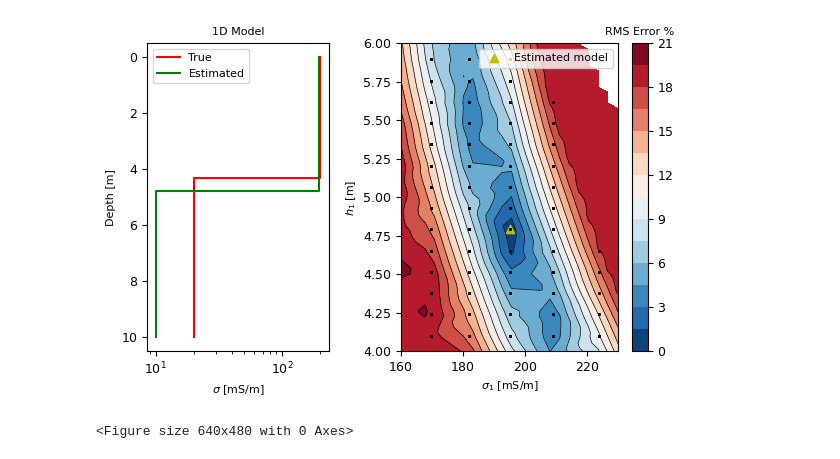
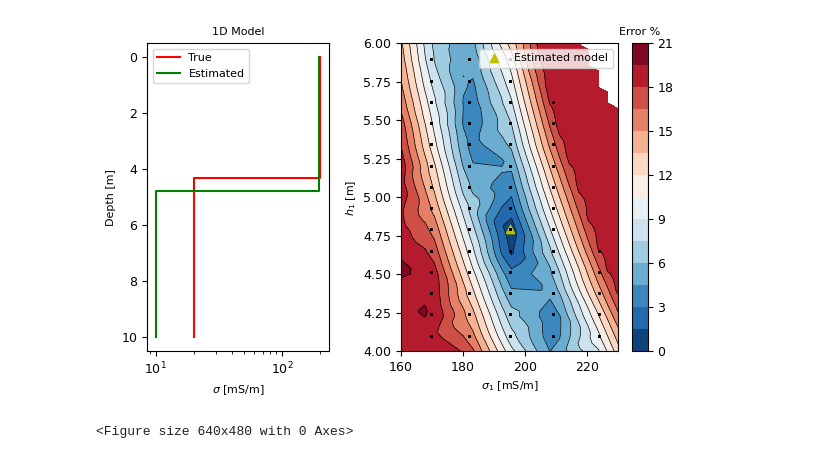
Before and after one commit to mariacarrizo/MC_RB_EM_1D, a Jupyter notebook: Synth-2Layers/A2/ErrorSpaceFigure.ipynb, the cells around one changed output. Drawn from its saved outputs; the diff is of its cells as text; code cells hidden in the pictures.

Commit message:
Figures Error Space

```diff
--- a/Synth-2Layers/A2/ErrorSpaceFigure.ipynb
+++ b/Synth-2Layers/A2/ErrorSpaceFigure.ipynb
@@ -76,33 +76,33 @@ def PlotErrorSpace(model, model_est, pos, err, models_err, depthmax=10):
 
     # Create grid values first.
     xi = np.linspace(np.min(x), np.max(x), ngridx)
     yi = np.linspace(np.min(y), np.max(y), ngridy)
 
     # Linearly interpolate the data (x, y) on a grid defined by (xi, yi).
     triang = tri.Triangulation(x, y)
     interpolator = tri.LinearTriInterpolator(triang, z)
     Xi, Yi = np.meshgrid(xi, yi)
     zi = interpolator(Xi, Yi)
 
     ax[1].contour(xi, yi, zi*100, levels=14, linewidths=0.5, colors='k')
     cntr1 = ax[1].contourf(xi, yi, zi*100, levels=14, cmap="RdBu_r")
     ax[1].plot(x, y, '.k', ms=1)
     ax[1].set(xlim=(160,230), ylim=(4,6))
     ax[1].scatter(((model_est[pos,0])*1000), model_est[pos,2],
                  marker ='^', c='y', label='Estimated model')
     ax[1].set_xlabel('$\sigma_1$ [mS/m]', fontsize=8)
     ax[1].set_ylabel('$h_1$ [m]', fontsize=8)
     ax[1].legend(loc='upper right',fontsize=8)
     ax[1].tick_params(axis='both',labelsize=9)
     ax[0].tick_params(axis='both',labelsize=9)
     clb = fig.colorbar(cntr1, ax=ax[1])
-    clb.ax.set_title('RMS Error %', fontsize=8)
+    clb.ax.set_title('Error %', fontsize=8)
     clb.ax.tick_params(labelsize=9)
 
 PlotErrorSpace(model, model_est, pos, err, models_err)
 plt.tight_layout()
 plt.show()
 plt.savefig('figures/ErrorSpace_2Lay_A2.eps', format='eps')
 # %% [output]
-[figure, old version]
+[figure, new version]
 <Figure size 640x480 with 0 Axes>
```
Also changed, not shown: 3 other files.
